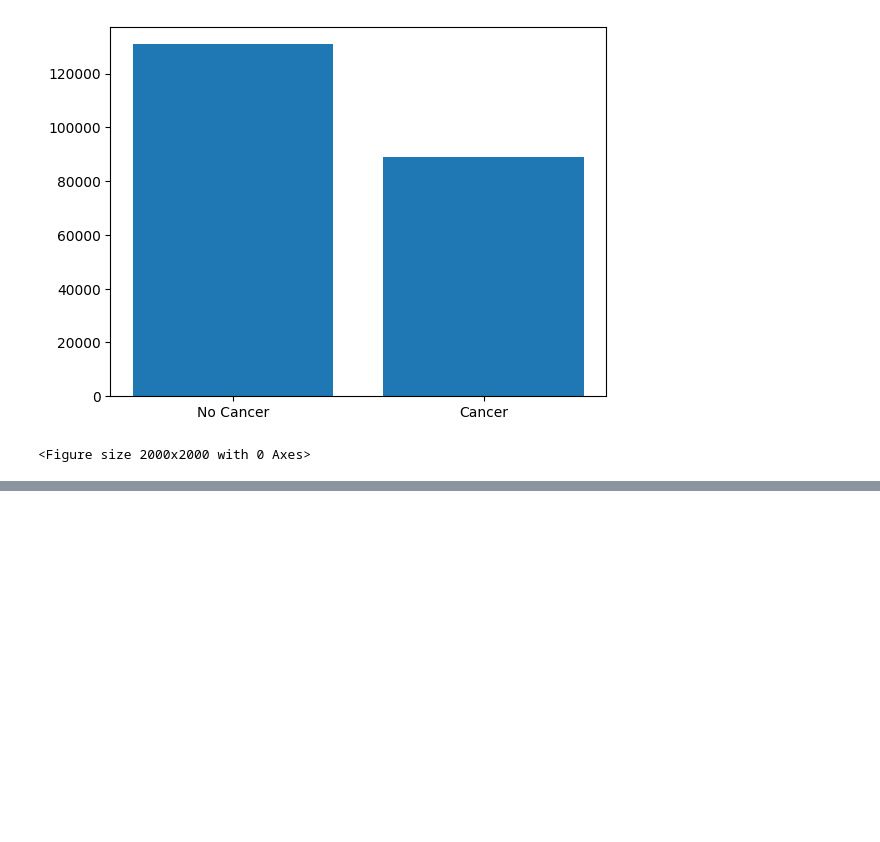
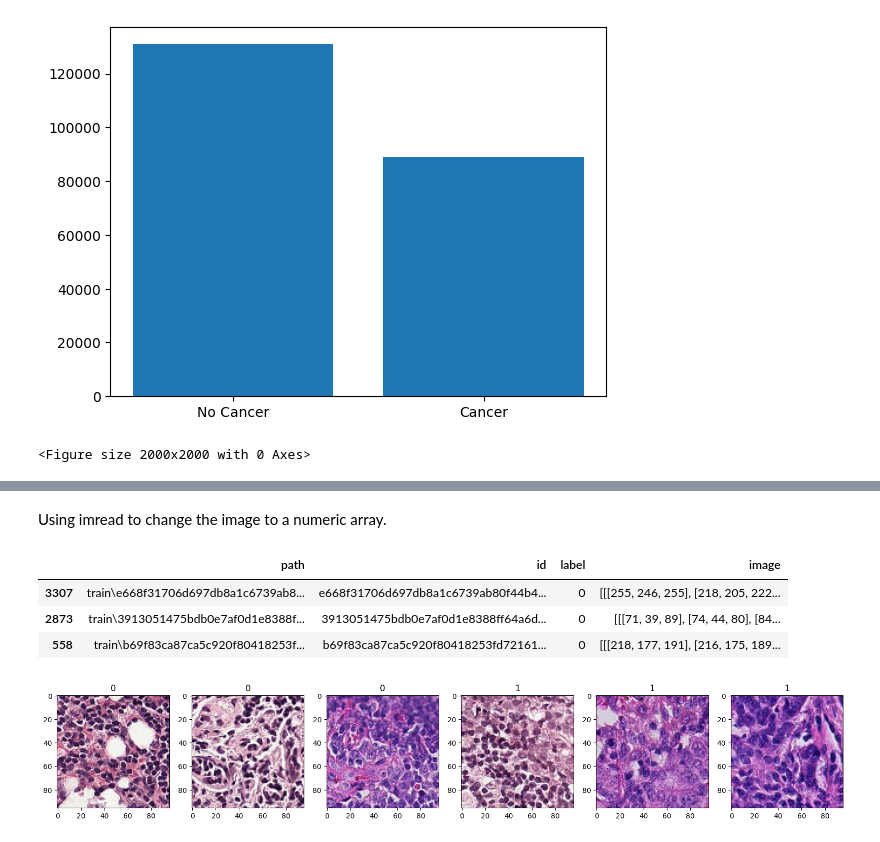
Before and after one commit to BasilPanda/CNN_Cancer_Detection, a Jupyter notebook: cnn_cancer_detection.ipynb, the cells around one changed output, grey strips where cells are left out. Drawn from its saved outputs; the diff is of its cells as text; code cells hidden in the pictures; blank space fills up the shorter version.

Commit message:
visualizations

```diff
--- a/cnn_cancer_detection.ipynb
+++ b/cnn_cancer_detection.ipynb
@@ -64,0 +74,6 @@ plt.show()
+# %%
+train_path = 'train/'
+# Add image paths to the data frame for ease.
+df = pd.DataFrame({'path': glob(os.path.join(train_path,'*.tif'))})
+df['id'] = df.path.map(lambda x: x.split('\\')[1].split(".")[0])
+df_data = df.merge(train_labels_df, on = "id")
@@ -64,0 +82,12 @@ plt.show()
+# %%
+# There's way too many images and kernel kept running out of memory so I took a
+# smaller sample size of 5k per label type, so 10k in total.
+SAMPLE_SIZE = 5000
+
+df_0 = df_data[df_data['label'] == 0].sample(SAMPLE_SIZE, random_state = 123)
+df_1 = df_data[df_data['label'] == 1].sample(SAMPLE_SIZE, random_state = 123)
+
+# concat the dataframes
+df_data = shuffle(pd.concat([df_0, df_1], axis=0).reset_index(drop=True))
+print(df_data.head())
+print(df_data.info())
@@ -64,0 +112,25 @@ plt.show()
+# %% [markdown]
+Using imread to change the image to a numeric array.
+# %%
+df_data['image'] = df_data['path'].map(imread)
+df_data.sample(3)
+# %% [output]
+|  | path | id | label | image |
+| 3307 | train\e668f31706d697db8a1c6739ab8... | e668f31706d697db8a1c6739ab80f44b4... | 0 | [[[255, 246, 255], [218, 205, 222... |
+| 2873 | train\3913051475bdb0e7af0d1e8388f... | 3913051475bdb0e7af0d1e8388ff64a6d... | 0 | [[[71, 39, 89], [74, 44, 80], [84... |
+| 558 | train\b69f83ca87ca5c920f80418253f... | b69f83ca87ca5c920f80418253fd72161... | 0 | [[[218, 177, 191], [216, 175, 189... |
+# %%
+images = [(df_data['image'][0], df_data['label'][0]),
+          (df_data['image'][1], df_data['label'][1]),
+          (df_data['image'][2], df_data['label'][2]),
+          (df_data['image'][7500], df_data['label'][7500]),
+          (df_data['image'][7501], df_data['label'][7501]),
+          (df_data['image'][7502], df_data['label'][7502])]
+
+fig, m_axs = plt.subplots(1, len(images), figsize = (20, 20))
+#show the images and label them
+for ii, c_ax in enumerate(m_axs):
+    c_ax.imshow(images[ii][0])
+    c_ax.set_title(images[ii][1])
+# %% [output]
+[figure, added]
```
Also changed, not shown: parts of 7 cells of this notebook, 1 other file.
